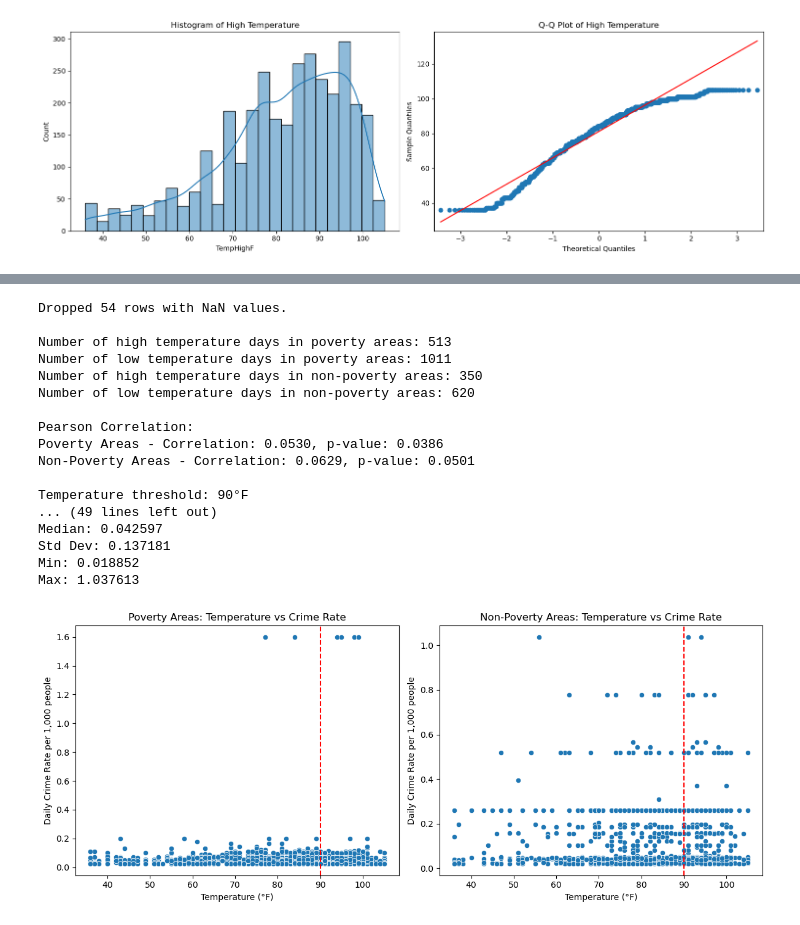
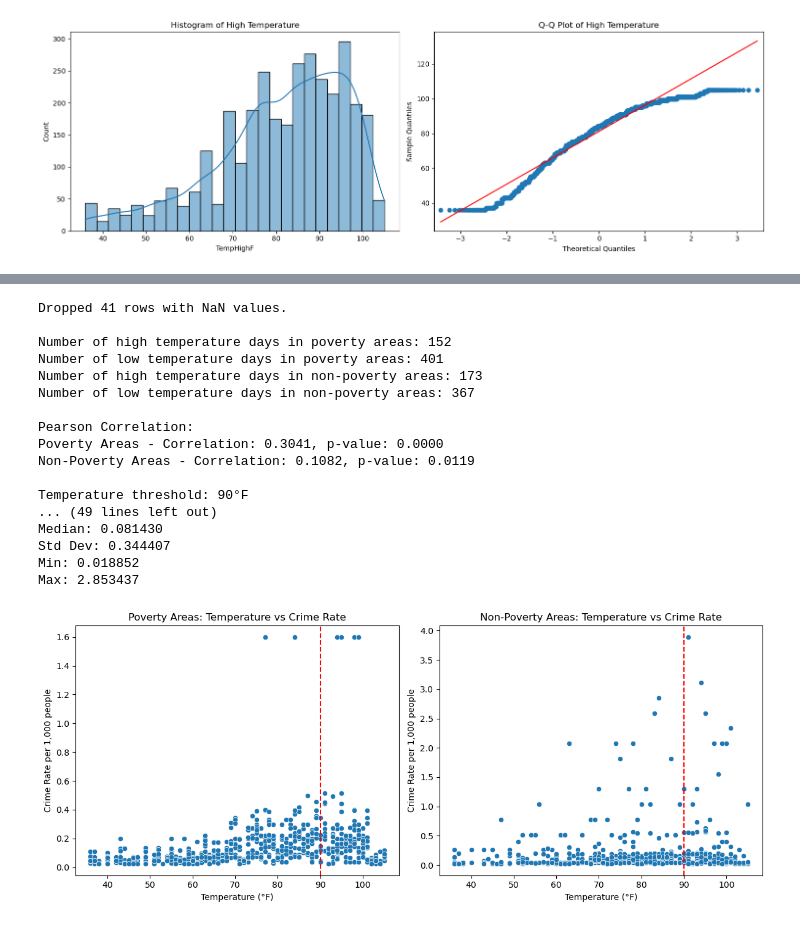
Before and after one commit to m6urns/cs5830-project2-crime-housing, a Jupyter notebook: data-exploration.ipynb, the cells around one changed output, grey strips where cells are left out. Cells and saved outputs as stored; diff of their text form; code cells hidden in the pictures.

Commit message:
Switching from a daily rate changes the significance

```diff
--- a/data-exploration.ipynb
+++ b/data-exploration.ipynb
@@ -608,7 +609,8 @@ def temperature_poverty_effect(crime_data, population_data, poverty_zips, temp_t
     merged_data['Poverty_Zip'] = merged_data['Zip_Code_Crime'].isin(poverty_zips)
 
     # Calculate daily crime rates per 1000 people for each zip code
-    daily_rates = merged_data.groupby(['Report_Date', 'Zip_Code_Crime', 'High_Temp', 'Poverty_Zip', 'TempHighF']).size().reset_index(name='Count')
+    # daily_rates = merged_data.groupby(['Report_Date', 'Zip_Code_Crime', 'High_Temp', 'Poverty_Zip', 'TempHighF']).size().reset_index(name='Count')
+    daily_rates = merged_data.groupby(['Zip_Code_Crime', 'High_Temp', 'Poverty_Zip', 'TempHighF']).size().reset_index(name='Count')
     daily_rates = daily_rates.merge(merged_data[['Zip_Code_Crime', 'Population']].drop_duplicates(), on='Zip_Code_Crime')
     daily_rates['Rate'] = daily_rates['Count'] / daily_rates['Population'] * 1000
 
@@ -689,46 +691,46 @@ def temperature_poverty_effect(crime_data, population_data, poverty_zips, temp_t
             print(f"Median: {data.median():.6f}")
             print(f"Std Dev: {data.std():.6f}")
             print(f"Min: {data.min():.6f}")
             print(f"Max: {data.max():.6f}")
 
     # Scatterplots
     plt.figure(figsize=(12, 5))
     plt.subplot(1, 2, 1)
     sns.scatterplot(data=daily_rates[daily_rates['Poverty_Zip']], x='TempHighF', y='Rate')
     plt.title('Poverty Areas: Temperature vs Crime Rate')
     plt.xlabel('Temperature (°F)')
-    plt.ylabel('Daily Crime Rate per 1,000 people')
+    plt.ylabel('Crime Rate per 1,000 people')
     plt.axvline(x=temp_threshold, color='r', linestyle='--', label=f'{temp_threshold}°F Threshold')
     plt.subplot(1, 2, 2)
     sns.scatterplot(data=daily_rates[~daily_rates['Poverty_Zip']], x='TempHighF', y='Rate')
     plt.title('Non-Poverty Areas: Temperature vs Crime Rate')
     plt.xlabel('Temperature (°F)')
-    plt.ylabel('Daily Crime Rate per 1,000 people')
+    plt.ylabel('Crime Rate per 1,000 people')
     plt.axvline(x=temp_threshold, color='r', linestyle='--', label=f'{temp_threshold}°F Threshold')
     plt.tight_layout()
     plt.show()
 
 # Use the updated function
 temperature_poverty_effect(just_v_crime, population_data, poverty_zips, temp_threshold=90)
 # %% [output]
-Dropped 54 rows with NaN values.
+Dropped 41 rows with NaN values.
 
-Number of high temperature days in poverty areas: 513
-Number of low temperature days in poverty areas: 1011
-Number of high temperature days in non-poverty areas: 350
-Number of low temperature days in non-poverty areas: 620
+Number of high temperature days in poverty areas: 152
+Number of low temperature days in poverty areas: 401
+Number of high temperature days in non-poverty areas: 173
+Number of low temperature days in non-poverty areas: 367
 
 Pearson Correlation:
-Poverty Areas - Correlation: 0.0530, p-value: 0.0386
-Non-Poverty Areas - Correlation: 0.0629, p-value: 0.0501
+Poverty Areas - Correlation: 0.3041, p-value: 0.0000
+Non-Poverty Areas - Correlation: 0.1082, p-value: 0.0119
 
 Temperature threshold: 90°F
 ... (49 lines left out)
-Median: 0.042597
-Std Dev: 0.137181
+Median: 0.081430
+Std Dev: 0.344407
 Min: 0.018852
-Max: 1.037613
+Max: 2.853437
-[figure, old version]
+[figure, new version]
 # %%
 temperature_poverty_effect(crime_temp, population_data, poverty_zips, temp_threshold=90)
 # %% [output]
```
Also changed, not shown: parts of 3 cells of this notebook.
